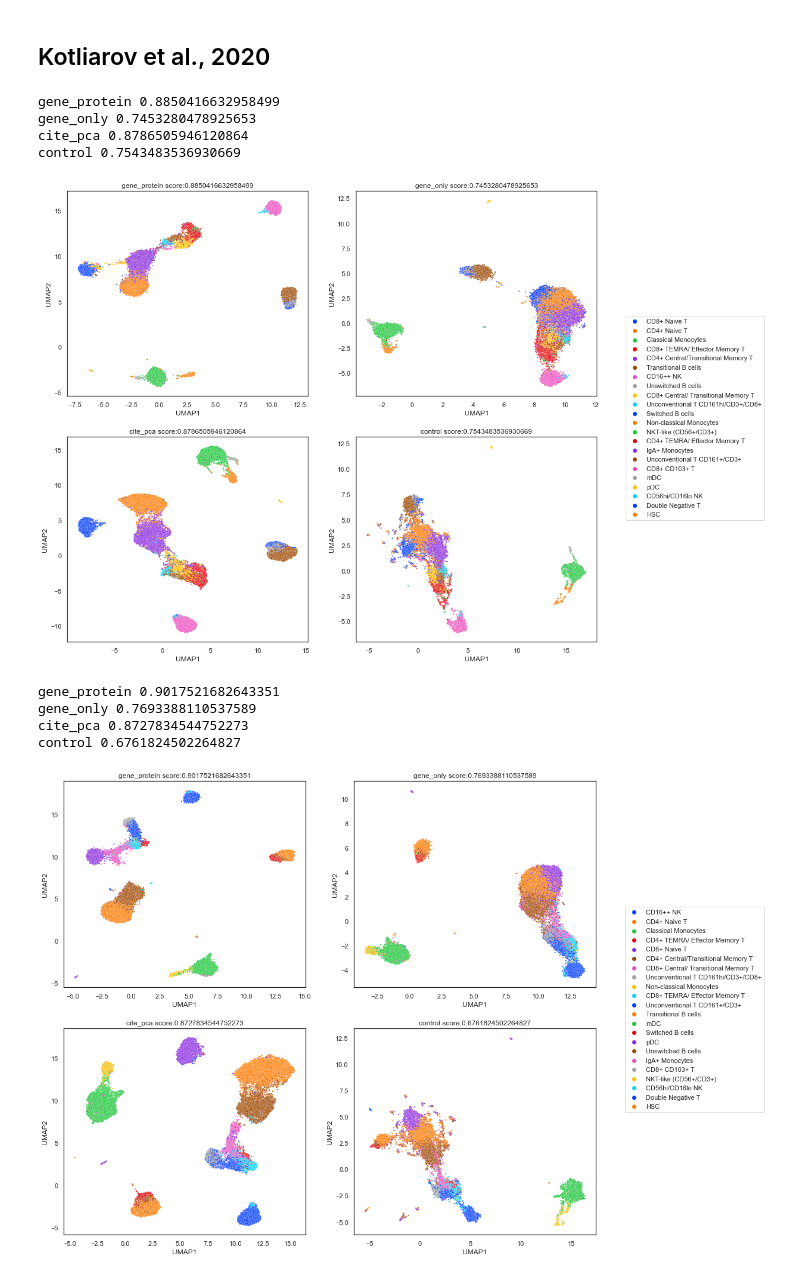
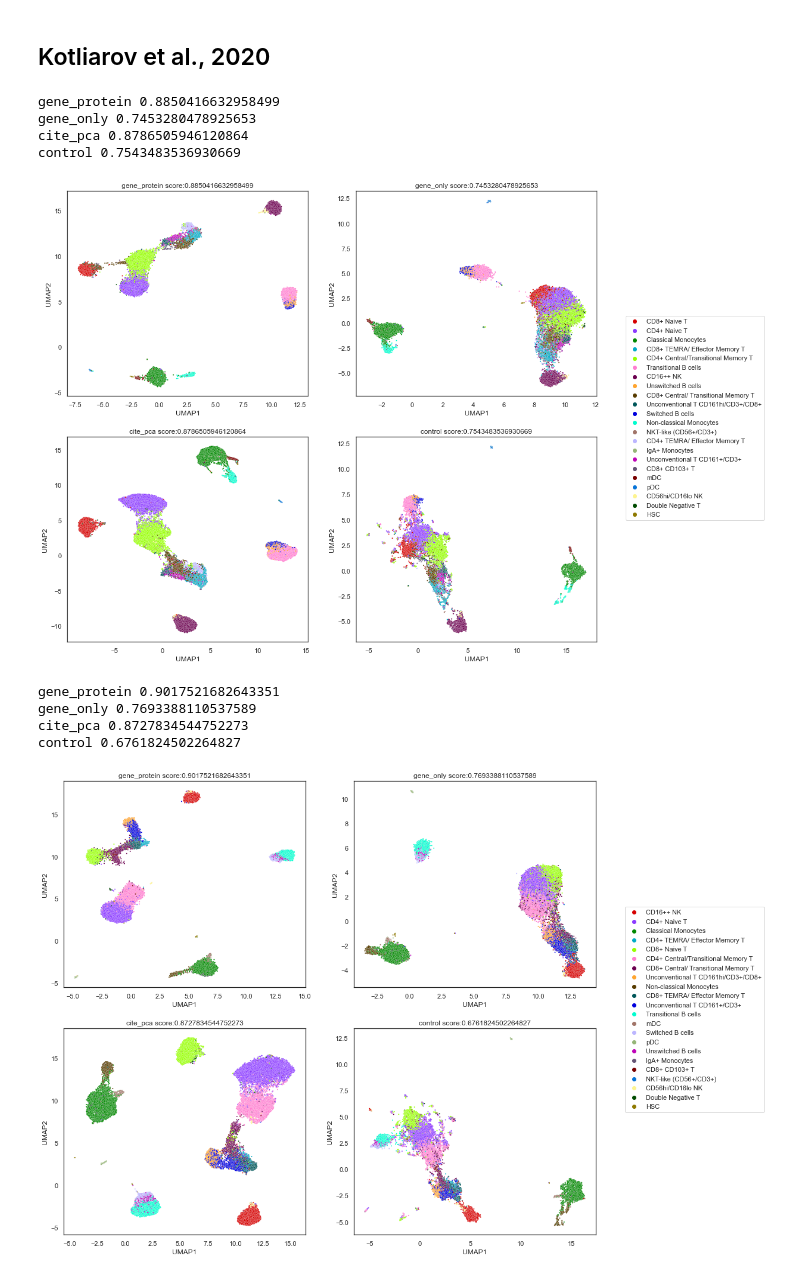
Before and after one commit to TingWeee/scMultiomics_DeepLearning, a Jupyter notebook: Analysis Plots.ipynb, the cells around one changed output. Cells and saved outputs as stored; diff of their text form; code cells hidden in the pictures.

```diff
--- a/Analysis Plots.ipynb
+++ b/Analysis Plots.ipynb
@@ -91,18 +117,18 @@ control 0.686618804601678
 # %% [markdown]
 ## Kotliarov et al., 2020
 # %%
-plotReloadedObj("saved_datasetObjs/KotliarovLow.pickle",'celltype',legendAnchor = (1.15, 0.5))
+plotReloadedObj("saved_datasetObjs/KotliarovLow.pickle",'celltype',colormap = cc.glasbey,legendAnchor = (1.15, 0.5),saveplot ="figures/kotliarovLow.png")
 # %% [output]
 gene_protein 0.8850416632958499
 gene_only 0.7453280478925653
 cite_pca 0.8786505946120864
 control 0.7543483536930669
-[figure, old version]
+[figure, new version]
 # %%
-plotReloadedObj("saved_datasetObjs/KotliarovHigh.pickle",'celltype',legendAnchor = (1.15, 0.5))
+plotReloadedObj("saved_datasetObjs/KotliarovHigh.pickle",'celltype',legendAnchor = (1.15, 0.5),colormap = cc.glasbey, saveplot ="figures/kotliarovHigh.png")
 # %% [output]
 gene_protein 0.9017521682643351
 gene_only 0.7693388110537589
 cite_pca 0.8727834544752273
 control 0.6761824502264827
-[figure, old version]
+[figure, new version]
```
Also changed, not shown: parts of 14 cells of this notebook, 12 other files.
